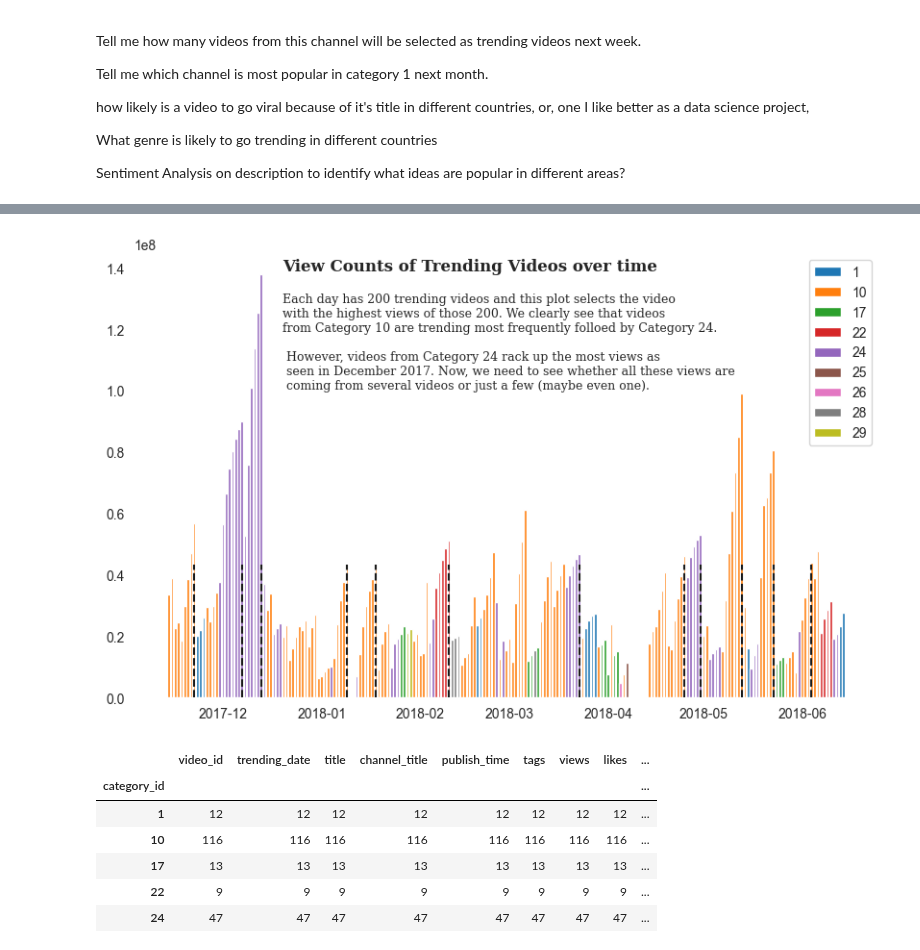
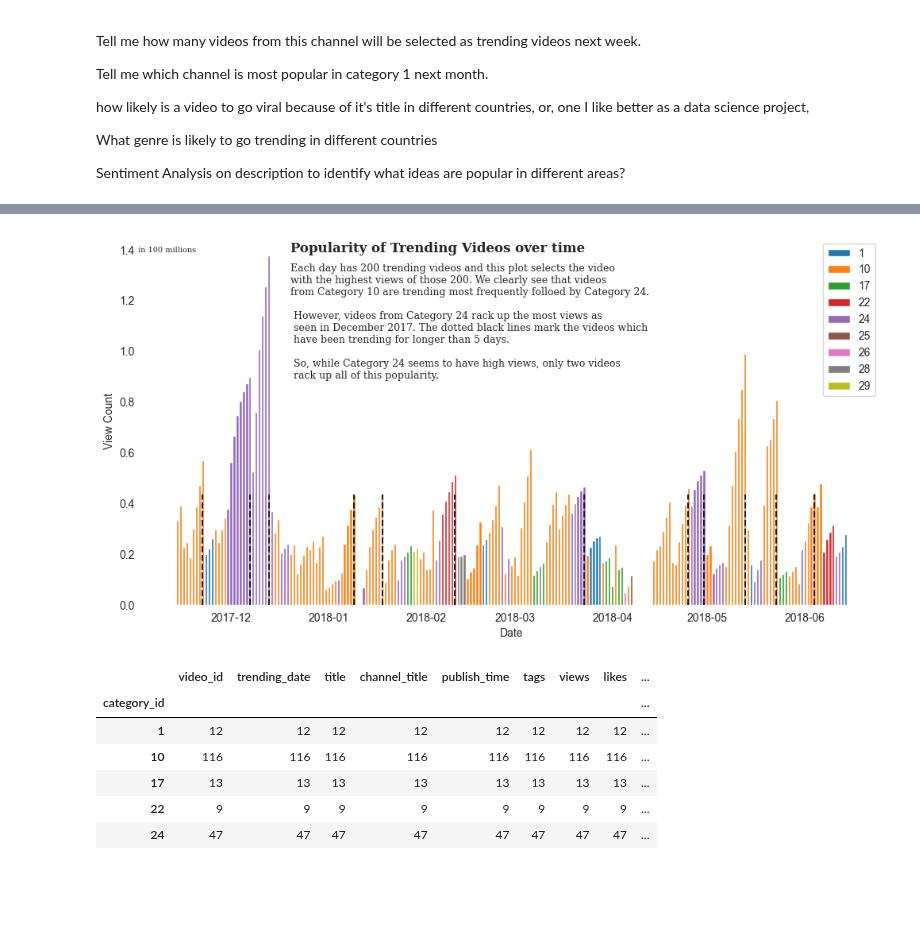
Before and after one commit to Harsh-2420/kaggle, a Jupyter notebook: Youtube/youtube-analysis.ipynb, the cells around one changed output, grey strips where cells are left out. Saved outputs shown, nothing was run; the diff lists cells and outputs as text; code cells hidden in the pictures; blank space fills up the shorter version.

```diff
--- a/Youtube/youtube-analysis.ipynb
+++ b/Youtube/youtube-analysis.ipynb
@@ -61,7 +61,7 @@ top_view_df[(top_view_df['trending_date'] > range[0]) & (top_view_df['trending_d
 | 5197 | FlsCjmMhFmw | 2017-12-10 | YouTube Rewind: The Shape of 2017... | YouTube Spotlight | 24 | 2017-12-06 | Rewind|"Rewind 2017"|"youtube rew... | 100911567 | 2656678 | ... |
 | 5398 | FlsCjmMhFmw | 2017-12-11 | YouTube Rewind: The Shape of 2017... | YouTube Spotlight | 24 | 2017-12-06 | Rewind|"Rewind 2017"|"youtube rew... | 113876217 | 2811217 | ... |
 # %%
-# plot highest views by date. Also by sorted freq to see which categories have highest views
+# plot highest views by date. Also by category to see which categories have highest views
 
 sns.set_style('white')
 # sns.despine()
@@ -70,11 +70,16 @@ sns.set_style('white')
 vis_df = pd.DataFrame(dict(x=top_view_df['trending_date'], y=top_view_df['views'], label=top_view_df['category_id']))
 groups = vis_df.groupby('label')
 
-fig, ax = plt.subplots(1, 1, figsize=(10, 6))
+fig, ax = plt.subplots(1, 1, figsize=(12, 6))
 ax.margins(0.05) # Optional, just adds 5% padding to the autoscaling
 for name, group in groups:
     ax.bar(group.x, group.y, label=name)
 ax.legend()
+
+ax.set_xlabel("Date")
+ax.set_ylabel("View Count")
+ax.yaxis.offsetText.set_visible(False)
+fig.text(0.12, 0.85, 'in 100 millions', fontsize=7, fontfamily='serif')
 
 
 ax.grid(False)
@@ -113,38 +118,46 @@ sns.set_style('white')
 # sns.despine()
 
 vis_df = pd.DataFrame(dict(x=top_view_df['trending_date'], y=top_view_df['views'], label=top_view_df['category_id']))
 groups = vis_df.groupby('label')
 
-fig, ax = plt.subplots(1, 1, figsize=(10, 6))
+fig, ax = plt.subplots(1, 1, figsize=(12, 6))
 ax.margins(0.05) # Optional, just adds 5% padding to the autoscaling
 for name, group in groups:
     ax.bar(group.x, group.y, label=name)
 ax.legend()
+ax.set_xlabel("Date")
+ax.set_ylabel("View Count")
+ax.yaxis.offsetText.set_visible(False)
+fig.text(0.12, 0.85, 'in 100 millions', fontsize=7, fontfamily='serif')
 
 for xc in xposition:
     plt.axvline(x=xc, color='k', linestyle='dashed', ymin=0, ymax=0.3)
 
 
 ax.grid(False)
 for s in ['top', 'right', 'bottom', 'left']:
     ax.spines[s].set_visible(False)
 
-fig.text(0.28, 0.85, 'View Counts of Trending Videos over time', fontsize=12, fontweight='bold', fontfamily='serif')
-fig.text(0.28, 0.62,
+fig.text(0.28, 0.85, 'Popularity of Trending Videos over time', fontsize=12, fontweight='bold', fontfamily='serif')
+fig.text(0.28, 0.56,
 '''Each day has 200 trending videos and this plot selects the video
 with the highest views of those 200. We clearly see that videos
 from Category 10 are trending most frequently folloed by Category 24.
 
  However, videos from Category 24 rack up the most views as
- seen in December 2017. The dotted black lines mark the videos
+ seen in December 2017. The dotted black lines mark the videos which
+ have been trending for longer than 5 days.
+
+ So, while Category 24 seems to have high views, only two videos
+ rack up all of this popularity.
 '''
 
 , fontsize=9, fontweight='light', fontfamily='serif')
 
 
 plt.show()
 # %% [output]
-[figure, old version]
+[figure, new version]
 # %%
 top_view_df.groupby(['category_id']).agg('count')
 # %% [output]
```
Also changed, not shown: parts of 4 cells of this notebook.
